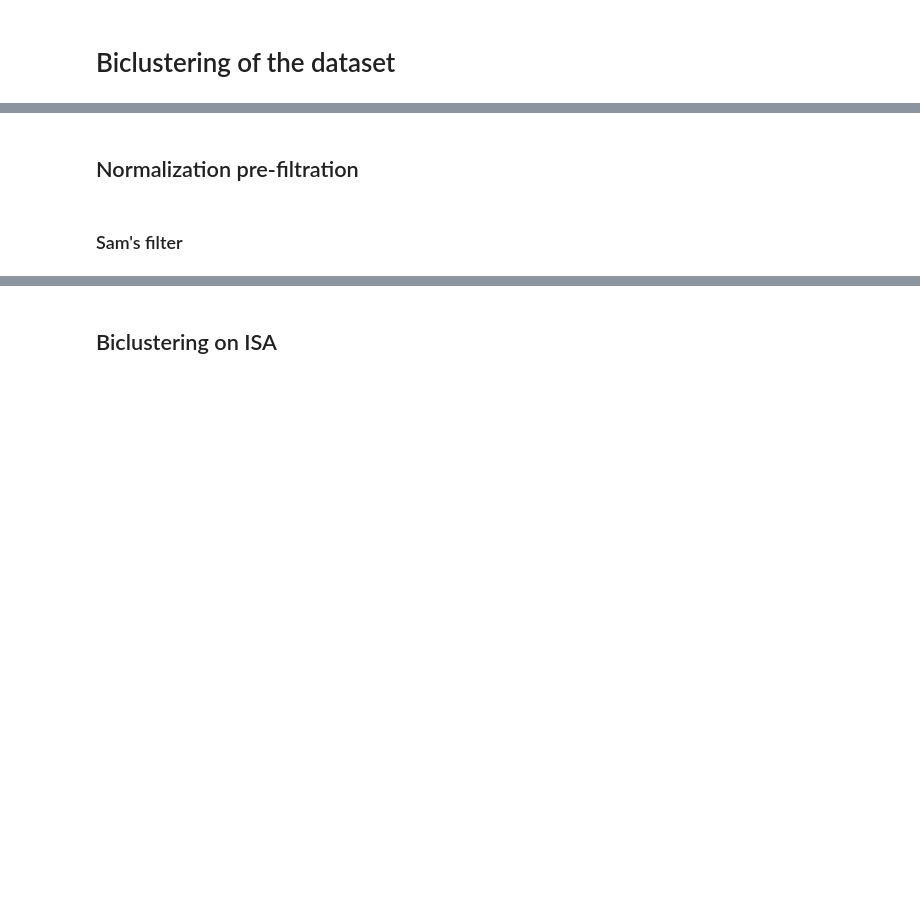
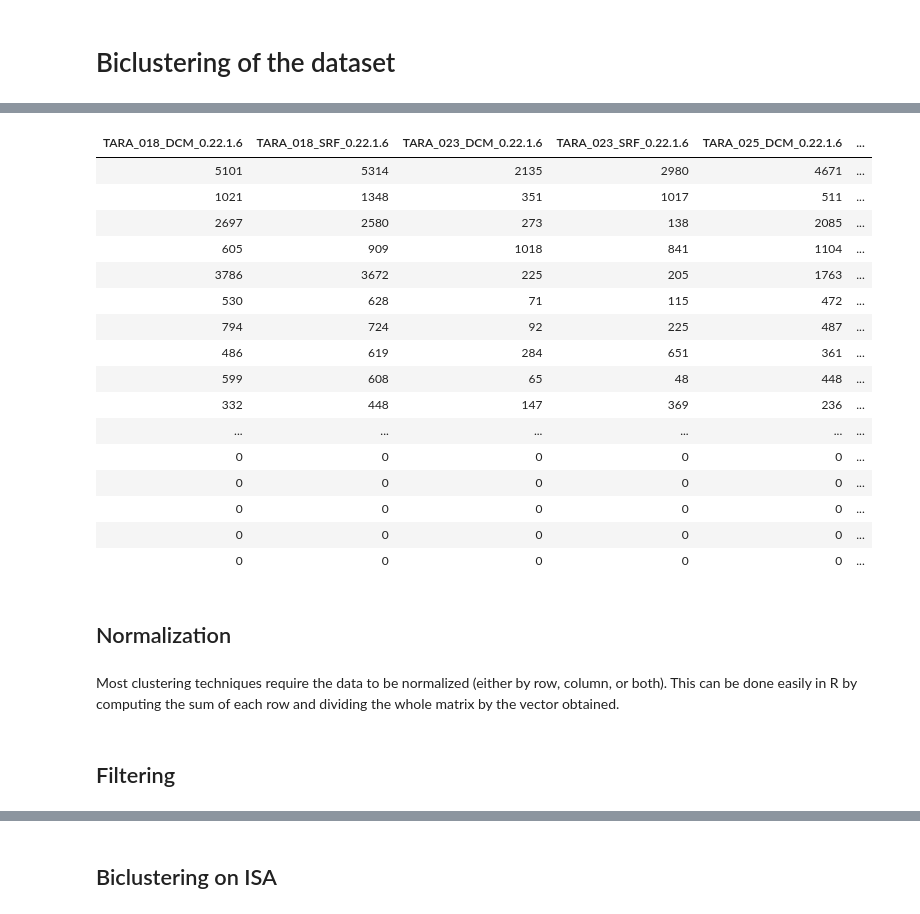
Before and after one commit to nigiord/BioinfoSummerSchoolAngers2018, a Jupyter notebook: microbial_ecological_networks.ipynb, the cells around one changed output, grey strips where cells are left out. Saved outputs shown, nothing was run; the diff lists cells and outputs as text; code cells hidden in the pictures; blank space fills up the shorter version.

```diff
--- a/microbial_ecological_networks.ipynb
+++ b/microbial_ecological_networks.ipynb
@@ -415,3 +413,25 @@ dim(data_table)
+# %%
+data_table
+# %% [output]
+| TARA_018_DCM_0.22.1.6 | TARA_018_SRF_0.22.1.6 | TARA_023_DCM_0.22.1.6 | TARA_023_SRF_0.22.1.6 | TARA_025_DCM_0.22.1.6 | ... |
+| 5101 | 5314 | 2135 | 2980 | 4671 | ... |
+| 1021 | 1348 | 351 | 1017 | 511 | ... |
+| 2697 | 2580 | 273 | 138 | 2085 | ... |
+| 605 | 909 | 1018 | 841 | 1104 | ... |
+| 3786 | 3672 | 225 | 205 | 1763 | ... |
+| 530 | 628 | 71 | 115 | 472 | ... |
+| 794 | 724 | 92 | 225 | 487 | ... |
+| 486 | 619 | 284 | 651 | 361 | ... |
+| 599 | 608 | 65 | 48 | 448 | ... |
+| 332 | 448 | 147 | 369 | 236 | ... |
+| ... | ... | ... | ... | ... | ... |
+| 0 | 0 | 0 | 0 | 0 | ... |
+| 0 | 0 | 0 | 0 | 0 | ... |
+| 0 | 0 | 0 | 0 | 0 | ... |
+| 0 | 0 | 0 | 0 | 0 | ... |
+| 0 | 0 | 0 | 0 | 0 | ... |
 # %% [markdown]
-## Normalization  pre-filtration
+## Normalization
+# %% [markdown]
+Most clustering techniques require the data to be normalized (either by row, column, or both). This can be done easily in R by computing the sum of each row and dividing the whole matrix by the vector obtained.
 # %%
@@ -420,2 +440,2 @@ norm_read <- t(t(data_table) / total_reads) #Normalize by total reads
-# %% [markdown]
-### Sam's filter
+# %% [markdown]
+## Filtering
```
Also changed, not shown: parts of 28 cells of this notebook, 1 other file.
